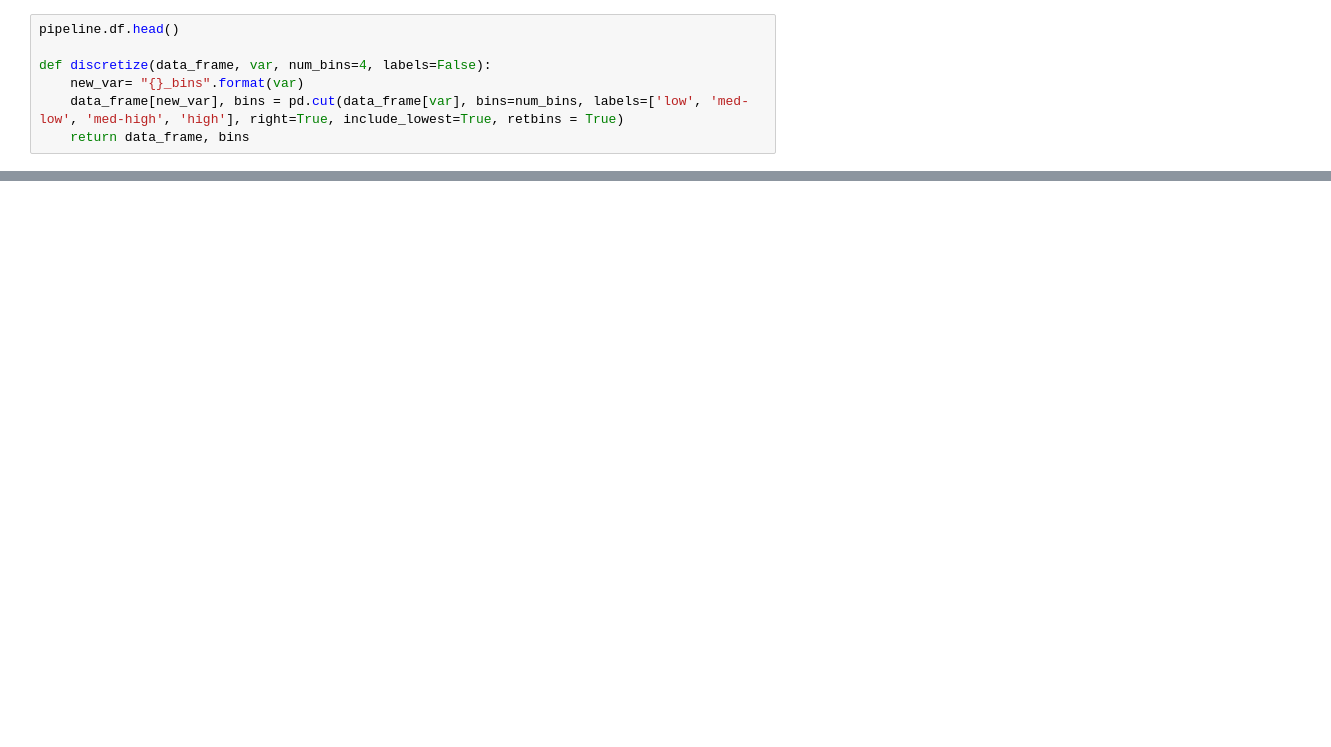
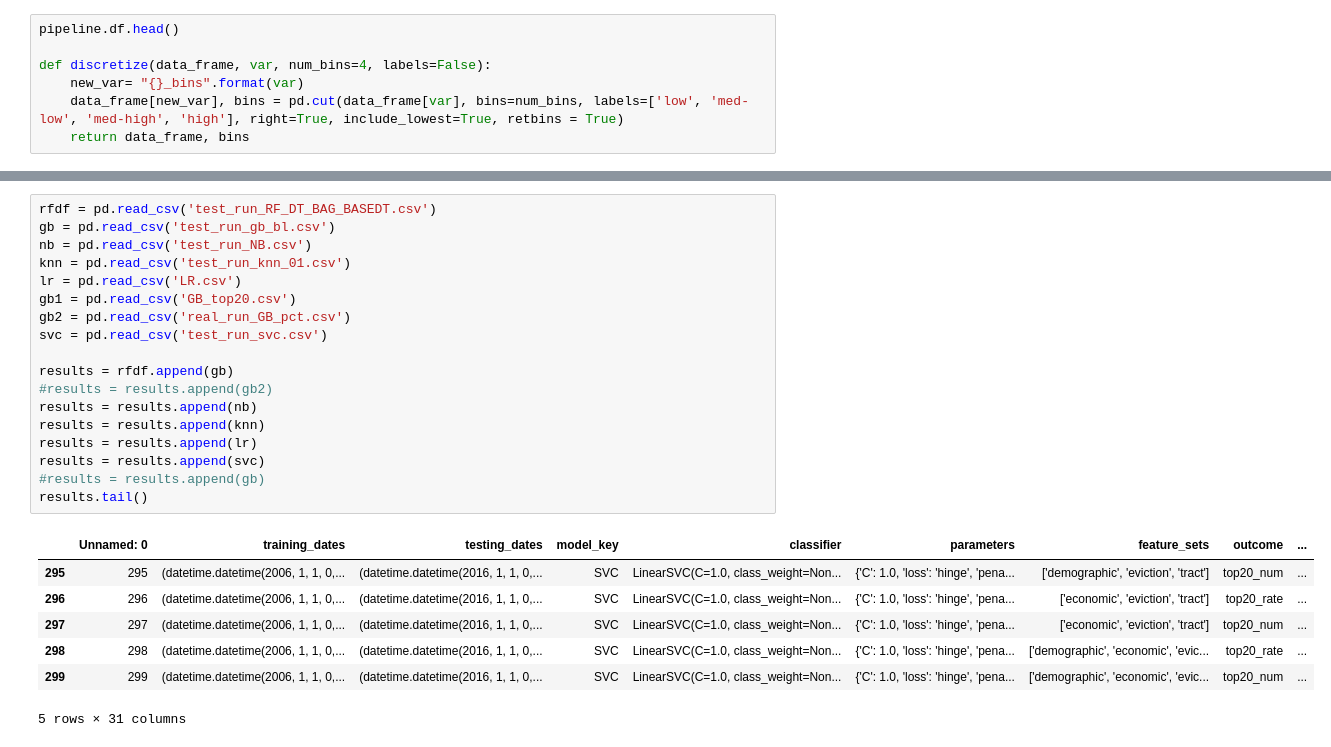
Before and after one commit to justincohler/evictions-learn, a Jupyter notebook: src/Bias Analysis.ipynb, the cells around one changed output, grey strips where cells are left out. Saved outputs shown, nothing was run; the diff lists cells and outputs as text; blank space fills up the shorter version.

```diff
--- a/src/Bias Analysis.ipynb
+++ b/src/Bias Analysis.ipynb
@@ -157,0 +169,26 @@ get_disparity_predefined_group()
+# %%
+rfdf = pd.read_csv('test_run_RF_DT_BAG_BASEDT.csv')
+gb = pd.read_csv('test_run_gb_bl.csv')
+nb = pd.read_csv('test_run_NB.csv')
+knn = pd.read_csv('test_run_knn_01.csv')
+lr = pd.read_csv('LR.csv')
+gb1 = pd.read_csv('GB_top20.csv')
+gb2 = pd.read_csv('real_run_GB_pct.csv')
+svc = pd.read_csv('test_run_svc.csv')
+
+results = rfdf.append(gb)
+#results = results.append(gb2)
+results = results.append(nb)
+results = results.append(knn)
+results = results.append(lr)
+results = results.append(svc)
+#results = results.append(gb)
+results.tail()
+# %% [output]
+|  | Unnamed: 0 | training_dates | testing_dates | model_key | classifier | parameters | feature_sets | outcome | ... |
+| 295 | 295 | (datetime.datetime(2006, 1, 1, 0,... | (datetime.datetime(2016, 1, 1, 0,... | SVC | LinearSVC(C=1.0, class_weight=Non... | {'C': 1.0, 'loss': 'hinge', 'pena... | ['demographic', 'eviction', 'tract'] | top20_num | ... |
+| 296 | 296 | (datetime.datetime(2006, 1, 1, 0,... | (datetime.datetime(2016, 1, 1, 0,... | SVC | LinearSVC(C=1.0, class_weight=Non... | {'C': 1.0, 'loss': 'hinge', 'pena... | ['economic', 'eviction', 'tract'] | top20_rate | ... |
+| 297 | 297 | (datetime.datetime(2006, 1, 1, 0,... | (datetime.datetime(2016, 1, 1, 0,... | SVC | LinearSVC(C=1.0, class_weight=Non... | {'C': 1.0, 'loss': 'hinge', 'pena... | ['economic', 'eviction', 'tract'] | top20_num | ... |
+| 298 | 298 | (datetime.datetime(2006, 1, 1, 0,... | (datetime.datetime(2016, 1, 1, 0,... | SVC | LinearSVC(C=1.0, class_weight=Non... | {'C': 1.0, 'loss': 'hinge', 'pena... | ['demographic', 'economic', 'evic... | top20_rate | ... |
+| 299 | 299 | (datetime.datetime(2006, 1, 1, 0,... | (datetime.datetime(2016, 1, 1, 0,... | SVC | LinearSVC(C=1.0, class_weight=Non... | {'C': 1.0, 'loss': 'hinge', 'pena... | ['demographic', 'economic', 'evic... | top20_num | ... |
+5 rows × 31 columns
```
Also changed, not shown: parts of 9 cells of this notebook.
